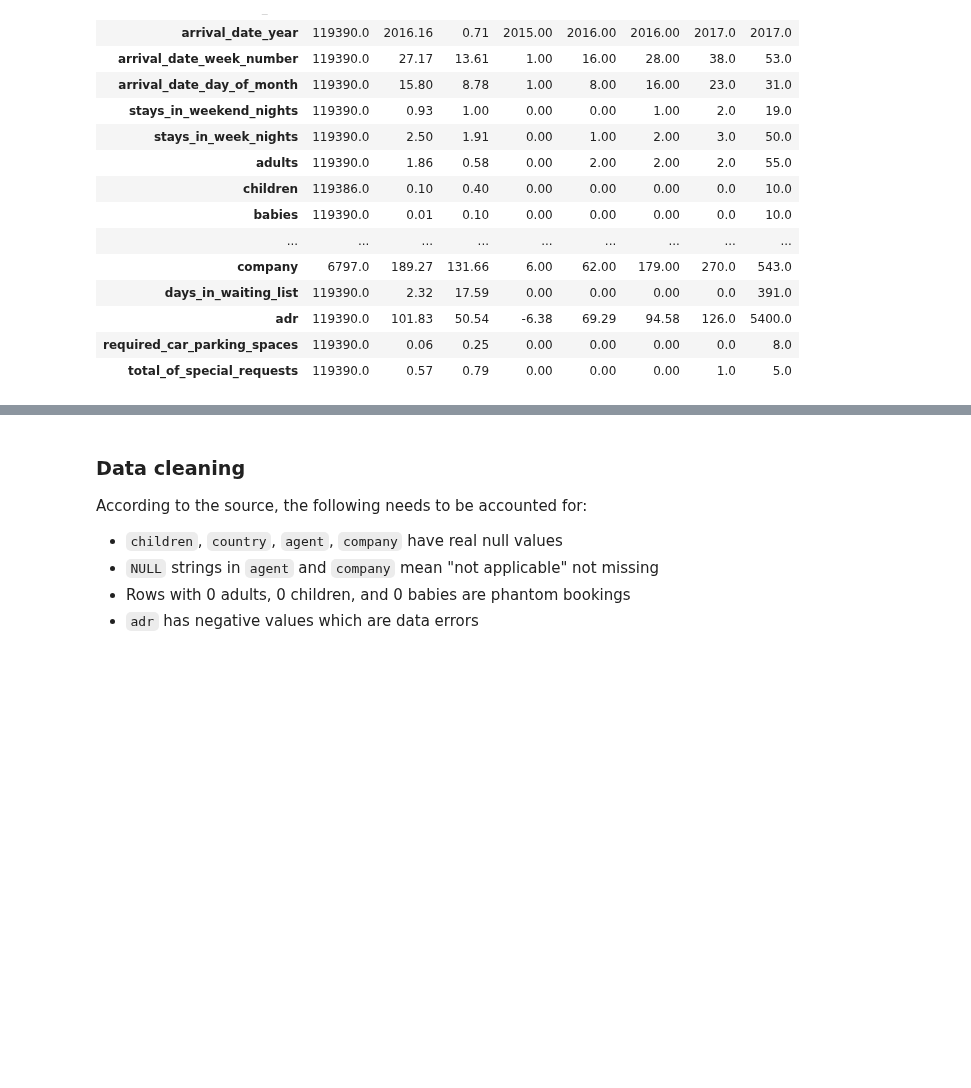
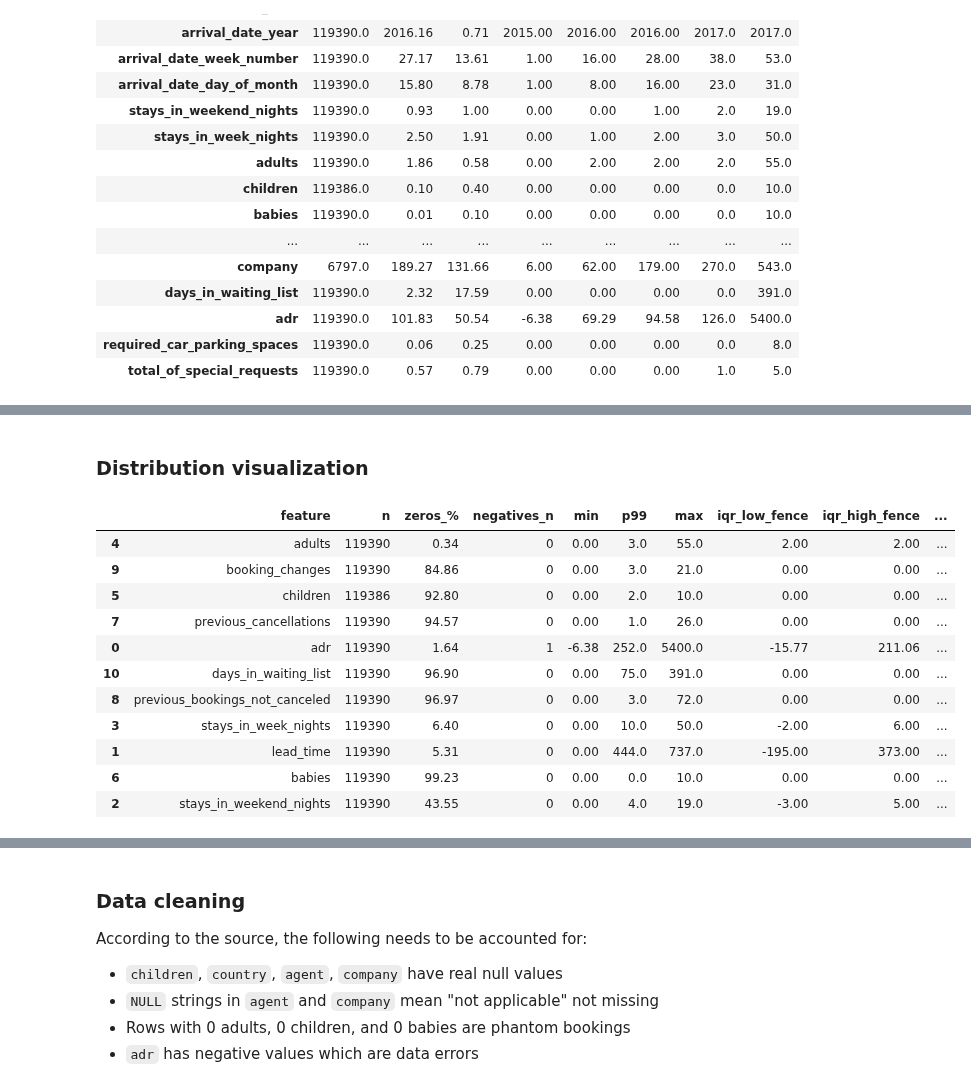
Before and after one commit to jihane1604/Advanced_Business_Analytics, a Jupyter notebook: eda.ipynb, the cells around one changed output, grey strips where cells are left out. Drawn from its saved outputs; the diff is of its cells as text; code cells hidden in the pictures; blank space fills up the shorter version.

```diff
--- a/eda.ipynb
+++ b/eda.ipynb
@@ -111,0 +109,2 @@ Descriptive statistics
+# %% [markdown]
+### Distribution visualization
@@ -111,0 +117,39 @@ Descriptive statistics
+# %%
+summary_rows = []
+for col in outlier_features:
+    s = df[col].dropna()
+    q1, q3 = s.quantile([0.25, 0.75])
+    iqr = q3 - q1
+    low_fence = q1 - 1.5 * iqr
+    high_fence = q3 + 1.5 * iqr
+    outlier_mask = (s < low_fence) | (s > high_fence)
+
+    summary_rows.append({
+        'feature': col,
+        'n': int(s.shape[0]),
+        'zeros_%': round((s.eq(0).mean()) * 100, 2),
+        'negatives_n': int((s < 0).sum()),
+        'min': round(s.min(), 2),
+        'p99': round(s.quantile(0.99), 2),
+        'max': round(s.max(), 2),
+        'iqr_low_fence': round(low_fence, 2),
+        'iqr_high_fence': round(high_fence, 2),
+        'iqr_outliers_n': int(outlier_mask.sum()),
+        'iqr_outliers_%': round(outlier_mask.mean() * 100, 2),
+    })
+
+summary_df = pd.DataFrame(summary_rows).sort_values('iqr_outliers_%', ascending=False)
+display(summary_df)
+# %% [output]
+|  | feature | n | zeros_% | negatives_n | min | p99 | max | iqr_low_fence | iqr_high_fence | ... |
+| 4 | adults | 119390 | 0.34 | 0 | 0.00 | 3.0 | 55.0 | 2.00 | 2.00 | ... |
+| 9 | booking_changes | 119390 | 84.86 | 0 | 0.00 | 3.0 | 21.0 | 0.00 | 0.00 | ... |
+| 5 | children | 119386 | 92.80 | 0 | 0.00 | 2.0 | 10.0 | 0.00 | 0.00 | ... |
+| 7 | previous_cancellations | 119390 | 94.57 | 0 | 0.00 | 1.0 | 26.0 | 0.00 | 0.00 | ... |
+| 0 | adr | 119390 | 1.64 | 1 | -6.38 | 252.0 | 5400.0 | -15.77 | 211.06 | ... |
+| 10 | days_in_waiting_list | 119390 | 96.90 | 0 | 0.00 | 75.0 | 391.0 | 0.00 | 0.00 | ... |
+| 8 | previous_bookings_not_canceled | 119390 | 96.97 | 0 | 0.00 | 3.0 | 72.0 | 0.00 | 0.00 | ... |
+| 3 | stays_in_week_nights | 119390 | 6.40 | 0 | 0.00 | 10.0 | 50.0 | -2.00 | 6.00 | ... |
+| 1 | lead_time | 119390 | 5.31 | 0 | 0.00 | 444.0 | 737.0 | -195.00 | 373.00 | ... |
+| 6 | babies | 119390 | 99.23 | 0 | 0.00 | 0.0 | 10.0 | 0.00 | 0.00 | ... |
+| 2 | stays_in_weekend_nights | 119390 | 43.55 | 0 | 0.00 | 4.0 | 19.0 | -3.00 | 5.00 | ... |
```
Also changed, not shown: parts of 28 cells of this notebook, 4 other files.
